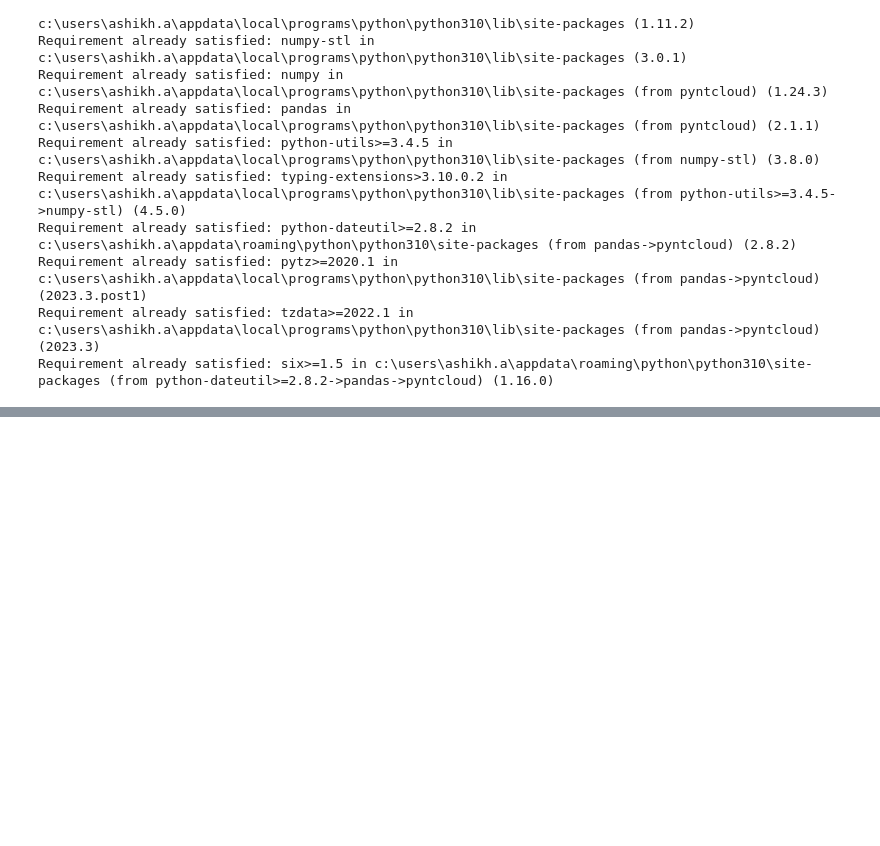
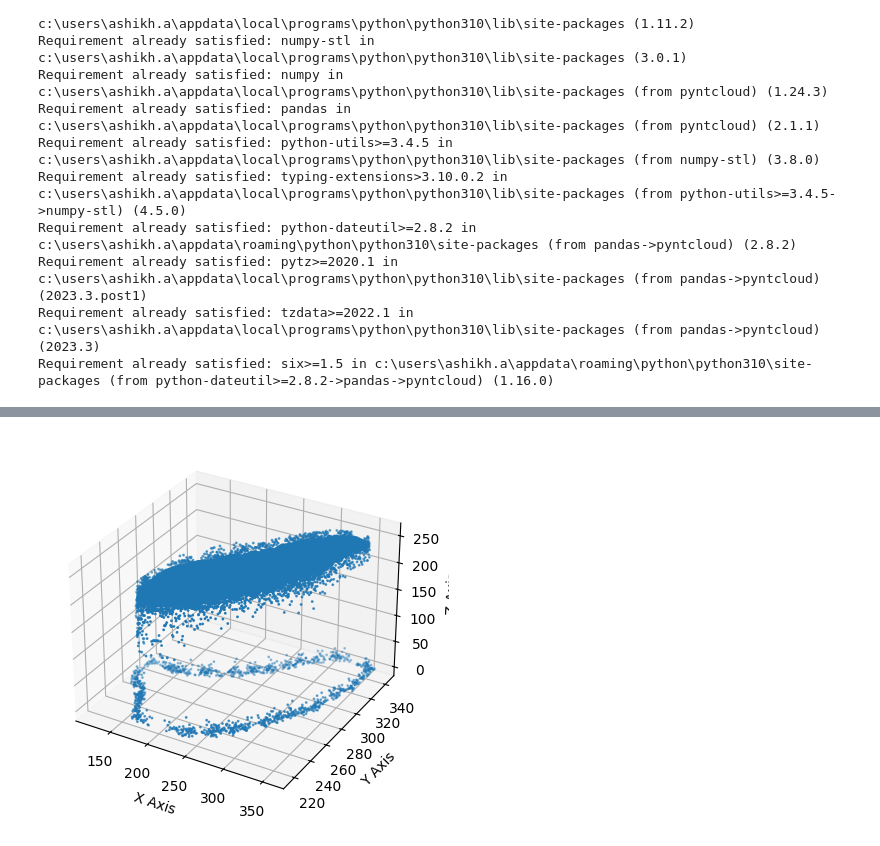
Before and after one commit to ictashik/NoticeBoard, a Jupyter notebook: Master/Master.ipynb, the cells around one changed output, grey strips where cells are left out. Drawn from its saved outputs; the diff is of its cells as text; code cells hidden in the pictures; blank space fills up the shorter version.

```diff
--- a/Master/Master.ipynb
+++ b/Master/Master.ipynb
@@ -244,0 +269,21 @@ NameError: name 'numpy_stl' is not defined
+# %%
+import matplotlib.pyplot as plt
+from mpl_toolkits.mplot3d import Axes3D
+
+# Assuming you have a point cloud in the variable 'point_cloud'
+# It should be a 2D NumPy array with columns for x, y, and z coordinates
+
+# Create a 3D scatter plot
+fig = plt.figure()
+ax = fig.add_subplot(111, projection='3d')
+ax.scatter(point_cloud[:, 0], point_cloud[:, 1], point_cloud[:, 2], s=1)  # 's' controls point size
+
+# Set axis labels (customize as needed)
+ax.set_xlabel('X Axis')
+ax.set_ylabel('Y Axis')
+ax.set_zlabel('Z Axis')
+
+# Show the plot
+plt.show()
+# %% [output]
+[figure, added]
```
Also changed, not shown: parts of 5 cells of this notebook, 7 other files.
